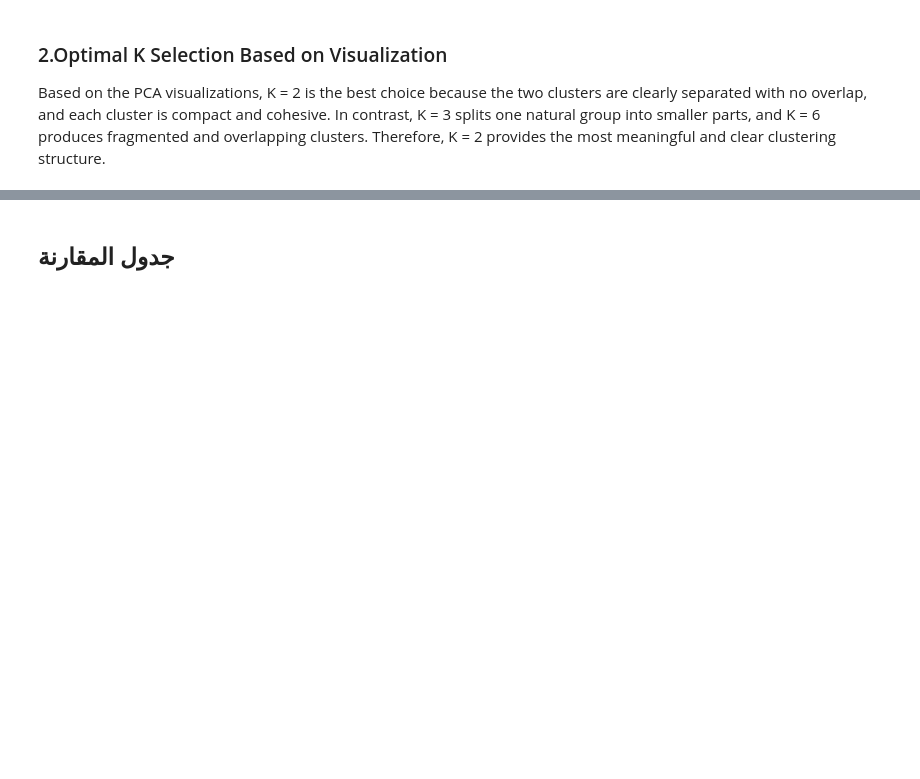
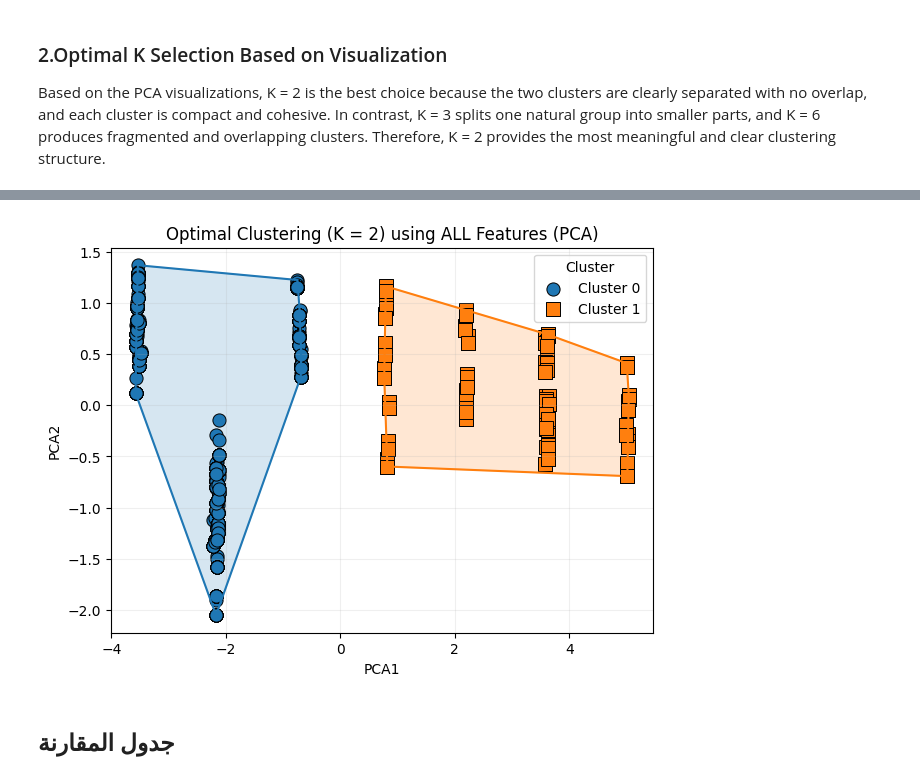
Before and after one commit to WajdAlsuhaymi/IT326-DataMining-Group2, a Jupyter notebook: Reports/Phase3.ipynb, the cells around one changed output, grey strips where cells are left out. Drawn from its saved outputs; the diff is of its cells as text; code cells hidden in the pictures; blank space fills up the shorter version.

```diff
--- a/Reports/Phase3.ipynb
+++ b/Reports/Phase3.ipynb
@@ -850,3 +639,48 @@ plt.show()
+# %%
+optimal_k = 2
+plt.figure(figsize=(7,5))
+labels = df[f"Cluster_{optimal_k}"]
+
+for cid in sorted(labels.unique()):
+    subset = df[labels == cid]
+    points = subset[["PCA1", "PCA2"]].values
+
+    if len(points) >= 3:
+        hull = ConvexHull(points)
+        hull_points = points[hull.vertices]
+
+        plt.fill(
+            hull_points[:,0],
+            hull_points[:,1],
+            color=colors[cid % len(colors)],
+            alpha=0.18
+        )
+        plt.plot(
+            np.append(hull_points[:,0], hull_points[0,0]),
+            np.append(hull_points[:,1], hull_points[0,1]),
+            color=colors[cid % len(colors)],
+            linewidth=1.5
+        )
+
+    plt.scatter(
+        subset["PCA1"],
+        subset["PCA2"],
+        s=90,
+        color=colors[cid % len(colors)],
+        marker=markers.get(cid, "o"),
+        edgecolors="black",
+        linewidth=0.7,
+        label=f"Cluster {cid}"
+    )
+
+plt.title(f"Optimal Clustering (K = {optimal_k}) using ALL Features (PCA)")
+plt.xlabel("PCA1")
+plt.ylabel("PCA2")
+plt.legend(title="Cluster")
+plt.grid(alpha=0.2)
+plt.show()
+# %% [output]
+[figure, added]
 # %% [markdown]
 ## جدول المقارنة
 # %%
```
Also changed, not shown: parts of 30 cells of this notebook.
